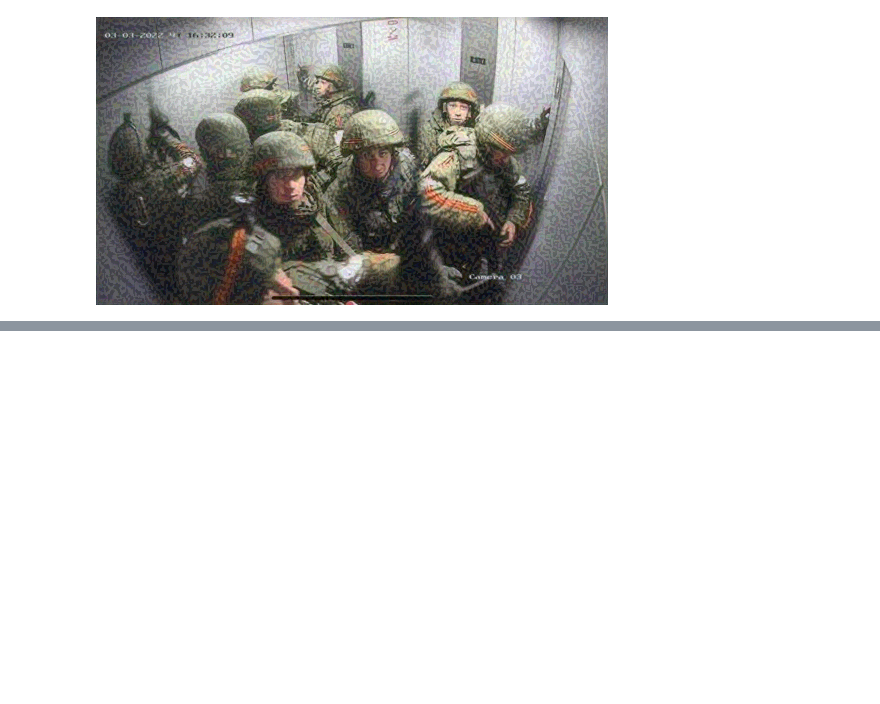
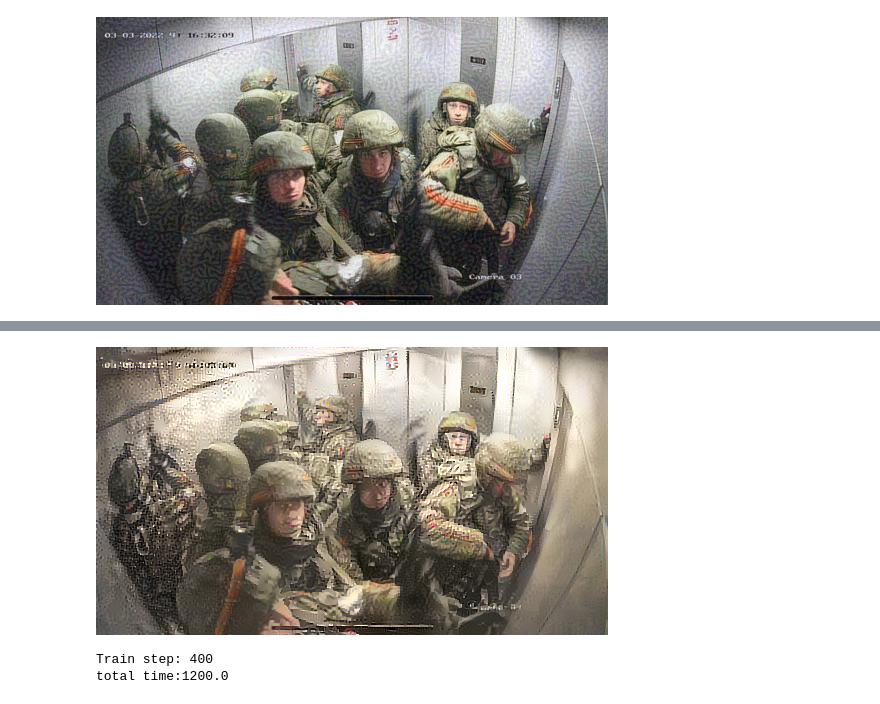
Before and after one commit to ShawnWhy/Tensorflow-practice, a Jupyter notebook: style.ipynb, the cells around one changed output, grey strips where cells are left out. Cells and saved outputs as stored; diff of their text form; code cells hidden in the pictures; blank space fills up the shorter version.

```diff
--- a/style.ipynb
+++ b/style.ipynb
@@ -323,0 +354,38 @@ plt.subplot(2,2,3)
+# %%
+total_variation_weight = 30
+# %%
+@tf.function()
+def train_step(image):
+    with tf.GradientTape() as tape:
+        outputs = extractor ( image )
+        loss = style_content_loss(outputs)
+        loss +=total_variation_weight*tf.image.total_variation(image)
+
+    grad = tape.gradient(loss, image)
+    opt.apply_gradients([(grad, image)])
+    image.assign(clip_0_1(image))
+# %%
+image = tf.Variable(content_image)
+# %%
+import time
+start = time.time()
+
+epochs = 10
+steps_per_epoch = 40
+
+step = 0
+for n in range(epochs):
+    for m in range (steps_per_epoch):
+        step += 1
+        train_step(image)
+        print('.', end = " ", flush = True)
+    display.clear_output(wait=True)
+    display.display(tensor_to_image(image))
+    print("Train step: {}".format(step))
+
+end = time.time()
+print("total time:{:.1f}".format(end-start))
+# %% [output]
+[figure, added]
+Train step: 400
+total time:1200.0
```
Also changed, not shown: parts of 12 cells of this notebook, 13 other files.
